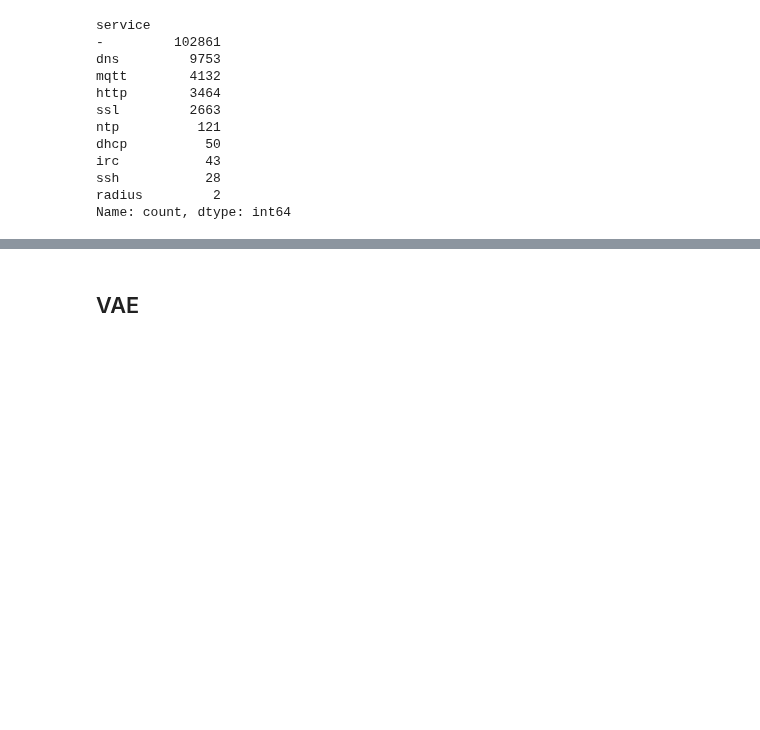
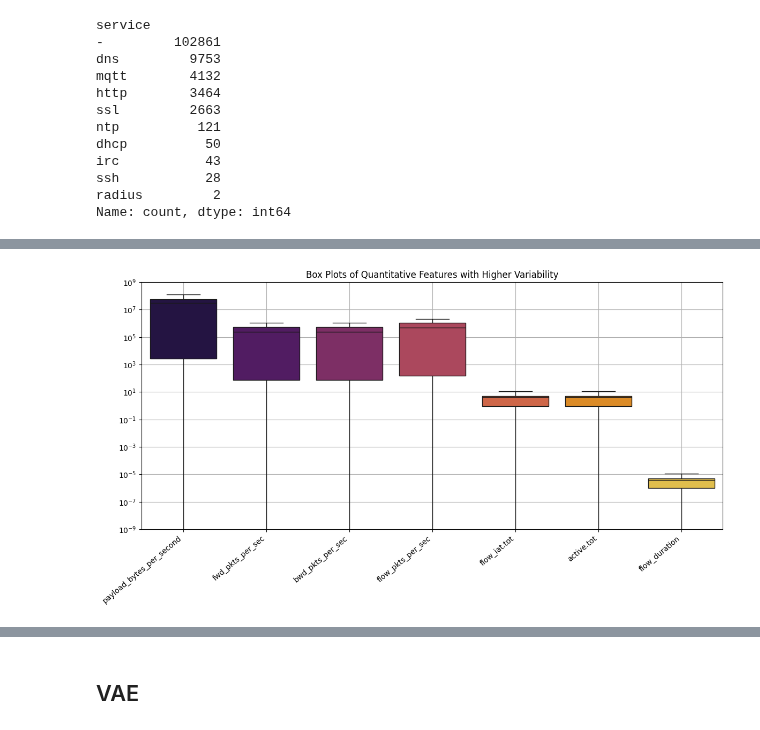
Before and after one commit to connormcmanigal/IoT-IDS-VAE-Classification, a Jupyter notebook: report.ipynb, the cells around one changed output, grey strips where cells are left out. Drawn from its saved outputs; the diff is of its cells as text; code cells hidden in the pictures; blank space fills up the shorter version.

```diff
--- a/report.ipynb
+++ b/report.ipynb
@@ -106,0 +118,14 @@ plt.show()
+# %%
+# visualize box plots of higher variability features
+X_higher_variability = X[['payload_bytes_per_second', 'fwd_pkts_per_sec', 'bwd_pkts_per_sec', 'flow_pkts_per_sec', 'flow_iat.tot', 'active.tot', 'flow_duration']]
+
+plt.figure(figsize = (14,6))
+sns.boxplot(data = X_higher_variability, showfliers = False, palette = 'inferno')
+plt.yscale('log')
+plt.ylim(10**-9, 10**9)
+plt.xticks(rotation = 40, ha = 'right')
+plt.title('Box Plots of Quantitative Features with Higher Variability')
+plt.grid()
+plt.show()
+# %% [output]
+[figure, added]
```
Also changed, not shown: parts of 8 cells of this notebook.
